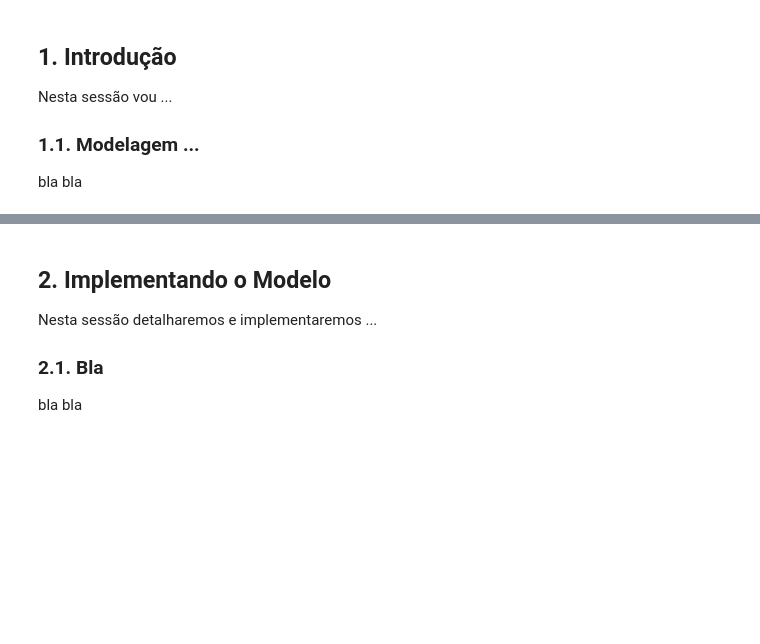
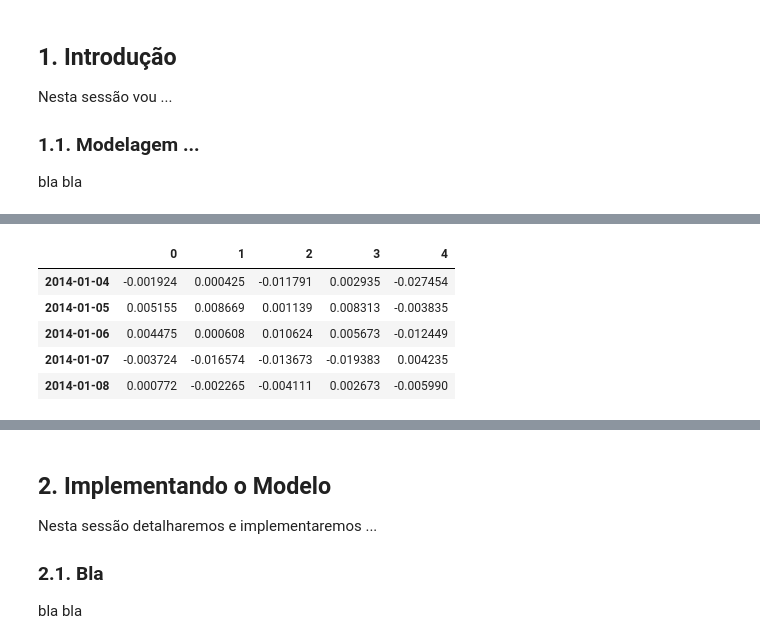
Before and after one commit to ucaiado/VectorAutoregression_Model, a Jupyter notebook: report.ipynb, the cells around one changed output, grey strips where cells are left out. Drawn from its saved outputs; the diff is of its cells as text; code cells hidden in the pictures; blank space fills up the shorter version.

```diff
--- a/report.ipynb
+++ b/report.ipynb
@@ -81,0 +158,9 @@ params.shape
+# %%
+results.resid.head()
+# %% [output]
+|  | 0 | 1 | 2 | 3 | 4 |
+| 2014-01-04 | -0.001924 | 0.000425 | -0.011791 | 0.002935 | -0.027454 |
+| 2014-01-05 | 0.005155 | 0.008669 | 0.001139 | 0.008313 | -0.003835 |
+| 2014-01-06 | 0.004475 | 0.000608 | 0.010624 | 0.005673 | -0.012449 |
+| 2014-01-07 | -0.003724 | -0.016574 | -0.013673 | -0.019383 | 0.004235 |
+| 2014-01-08 | 0.000772 | -0.002265 | -0.004111 | 0.002673 | -0.005990 |
```
Also changed, not shown: parts of 79 cells of this notebook, 2 other files.
